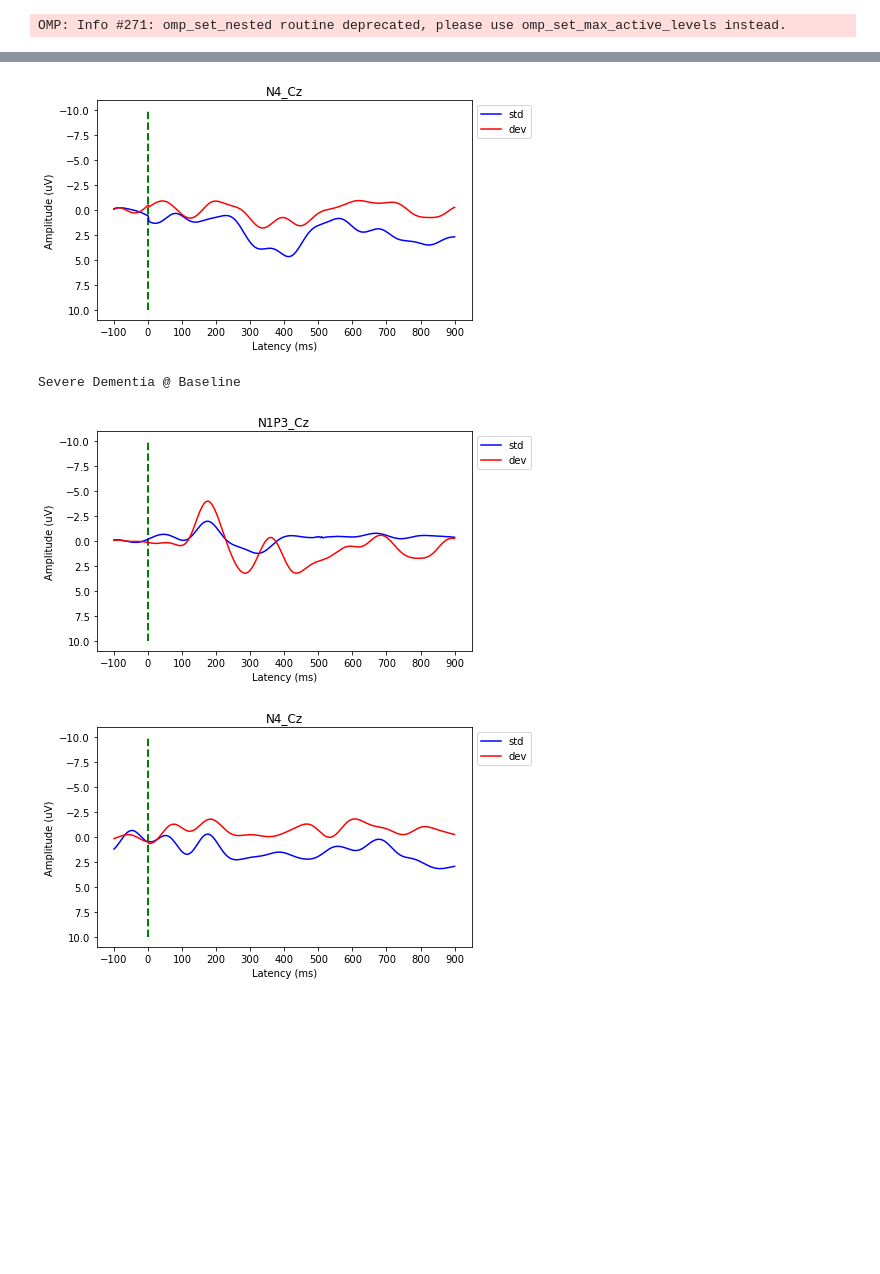
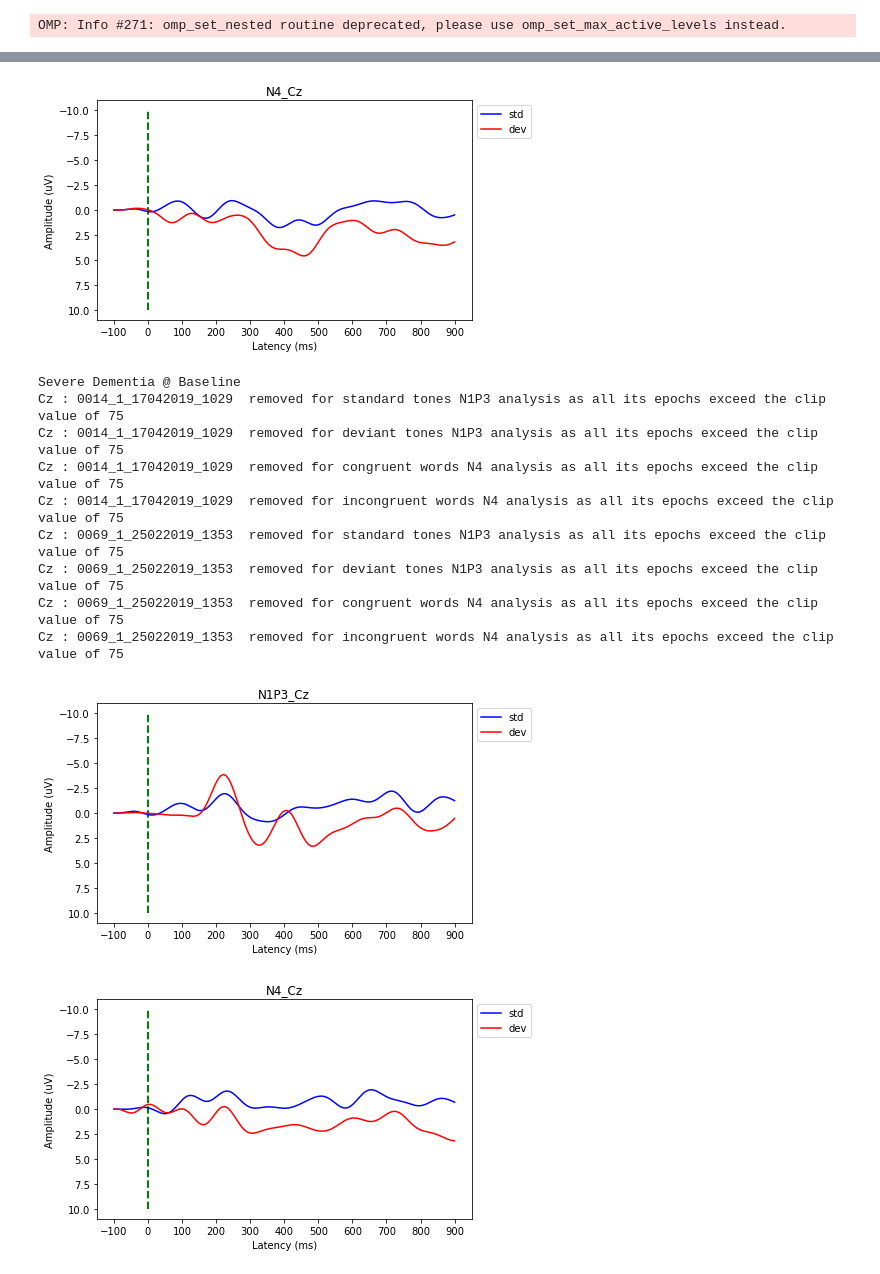
Before and after one commit to iggy96/Dementia-EEG-Analysis, a Jupyter notebook: grp_average_V2.ipynb, the cells around one changed output, grey strips where cells are left out. Saved outputs shown, nothing was run; the diff lists cells and outputs as text; code cells hidden in the pictures; blank space fills up the shorter version.

Commit message:
iteration showing channel names and scans removed from averaging

```diff
--- a/grp_average_V2.ipynb
+++ b/grp_average_V2.ipynb
@@ -18,4 +20,4 @@ localPath_data = '/Users/joshuaighalo/Downloads/EEG_Datasets/laurel_place/cleane
 image_dest_dir = '/Users/joshuaighalo/Documents/BrainNet/Projects/Workspace/results/laurel place/images/grand_averages'
 version = 1.0
 disp = "Cz"
-cutoff_LP = [False,False]
+cutoff_LP = [True,cfg.lowPass]
@@ -39,10 +65,10 @@ eight_MODERATE = [x for x in (quality_scans['8-months Moderate Dementia'].to_num
 eight_SEVERE = [x for x in (quality_scans['8-months Severe Dementia'].to_numpy()) if str(x) != 'nan']
 # %%
 print("ERPs of Cognitive Impairment Classes @ Baseline")
-erp_baseND = averageERPs(device_version=version,scan_IDs=base_ND,dispIMG_Channel=disp,local_path=localPath_data,fs=cfg.fs,line=cfg.line,lowcut=cfg.highPass,highcut=cfg.lowPass,stimTrig=cfg.stimTrig,clip=cfg.clip,lowPassERP=cutoff_LP,label="No Dementia @ Baseline",img_name="No Dementia @ Baseline",destination_dir=image_dest_dir)
-erp_baseMILD = averageERPs(device_version=version,scan_IDs=base_MILD,dispIMG_Channel=disp,local_path=localPath_data,fs=cfg.fs,line=cfg.line,lowcut=cfg.highPass,highcut=cfg.lowPass,stimTrig=cfg.stimTrig,clip=cfg.clip,lowPassERP=cutoff_LP,label="Mild Dementia @ Baseline",img_name="Mild Dementia @ Baseline",destination_dir=image_dest_dir)
-erp_baseMODERATE = averageERPs(device_version=version,scan_IDs=base_MODERATE,dispIMG_Channel=disp,local_path=localPath_data,fs=cfg.fs,line=cfg.line,lowcut=cfg.highPass,highcut=cfg.lowPass,stimTrig=cfg.stimTrig,clip=cfg.clip,lowPassERP=cutoff_LP,label="Moderate Dementia @ Baseline",img_name="Moderate Dementia @ Baseline",destination_dir=image_dest_dir)
-erp_baseSEVERE = averageERPs(device_version=version,scan_IDs=base_SEVERE,dispIMG_Channel=disp,local_path=localPath_data,fs=cfg.fs,line=cfg.line,lowcut=cfg.highPass,highcut=cfg.lowPass,stimTrig=cfg.stimTrig,clip=cfg.clip,lowPassERP=cutoff_LP,label="Severe Dementia @ Baseline",img_name="Severe Dementia @ Baseline",destination_dir=image_dest_dir)
+erp_baseND = averageERPs(device_version=version,chanNames=cfg.channelNames,scan_IDs=base_ND,dispIMG_Channel=disp,local_path=localPath_data,fs=cfg.fs,line=cfg.line,lowcut=cfg.highPass,highcut=cfg.lowPass,stimTrig=cfg.stimTrig,clip=cfg.clip,lowPassERP=cutoff_LP,label="No Dementia @ Baseline",img_name="No Dementia @ Baseline",destination_dir=image_dest_dir)
+erp_baseMILD = averageERPs(device_version=version,chanNames=cfg.channelNames,scan_IDs=base_MILD,dispIMG_Channel=disp,local_path=localPath_data,fs=cfg.fs,line=cfg.line,lowcut=cfg.highPass,highcut=cfg.lowPass,stimTrig=cfg.stimTrig,clip=cfg.clip,lowPassERP=cutoff_LP,label="Mild Dementia @ Baseline",img_name="Mild Dementia @ Baseline",destination_dir=image_dest_dir)
+erp_baseMODERATE = averageERPs(device_version=version,chanNames=cfg.channelNames,scan_IDs=base_MODERATE,dispIMG_Channel=disp,local_path=localPath_data,fs=cfg.fs,line=cfg.line,lowcut=cfg.highPass,highcut=cfg.lowPass,stimTrig=cfg.stimTrig,clip=cfg.clip,lowPassERP=cutoff_LP,label="Moderate Dementia @ Baseline",img_name="Moderate Dementia @ Baseline",destination_dir=image_dest_dir)
+erp_baseSEVERE = averageERPs(device_version=version,chanNames=cfg.channelNames,scan_IDs=base_SEVERE,dispIMG_Channel=disp,local_path=localPath_data,fs=cfg.fs,line=cfg.line,lowcut=cfg.highPass,highcut=cfg.lowPass,stimTrig=cfg.stimTrig,clip=cfg.clip,lowPassERP=cutoff_LP,label="Severe Dementia @ Baseline",img_name="Severe Dementia @ Baseline",destination_dir=image_dest_dir)
 # %% [output]
 ERPs of Cognitive Impairment Classes @ Baseline
 No Dementia @ Baseline
@@ -56,6 +86,14 @@ Moderate Dementia @ Baseline
-[figure, old version]
+[figure, new version]
 Severe Dementia @ Baseline
+Cz : 0014_1_17042019_1029  removed for standard tones N1P3 analysis as all its epochs exceed the clip value of 75
+Cz : 0014_1_17042019_1029  removed for deviant tones N1P3 analysis as all its epochs exceed the clip value of 75
+Cz : 0014_1_17042019_1029  removed for congruent words N4 analysis as all its epochs exceed the clip value of 75
+Cz : 0014_1_17042019_1029  removed for incongruent words N4 analysis as all its epochs exceed the clip value of 75
+Cz : 0069_1_25022019_1353  removed for standard tones N1P3 analysis as all its epochs exceed the clip value of 75
+Cz : 0069_1_25022019_1353  removed for deviant tones N1P3 analysis as all its epochs exceed the clip value of 75
+Cz : 0069_1_25022019_1353  removed for congruent words N4 analysis as all its epochs exceed the clip value of 75
+Cz : 0069_1_25022019_1353  removed for incongruent words N4 analysis as all its epochs exceed the clip value of 75
-[figure, old version]
+[figure, new version]
-[figure, old version]
+[figure, new version]
 # %%
 print("ERPs of Cognitive Impairment Classes @ 4-months")
```
Also changed, not shown: parts of 5 cells of this notebook.
